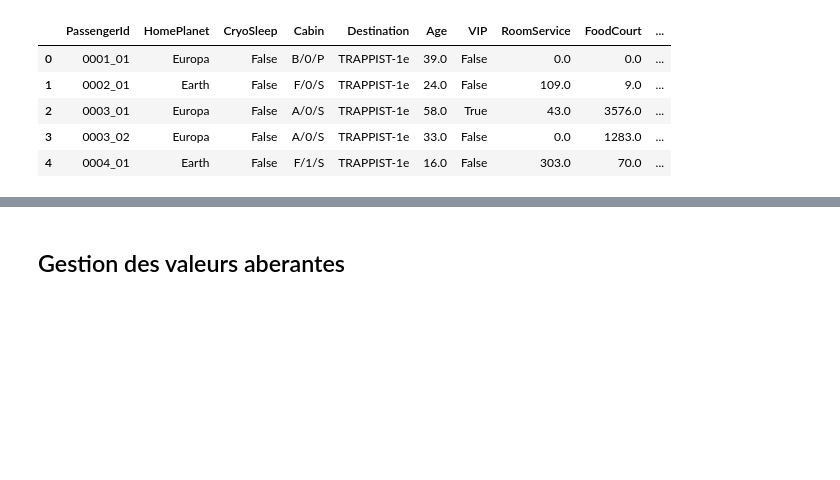
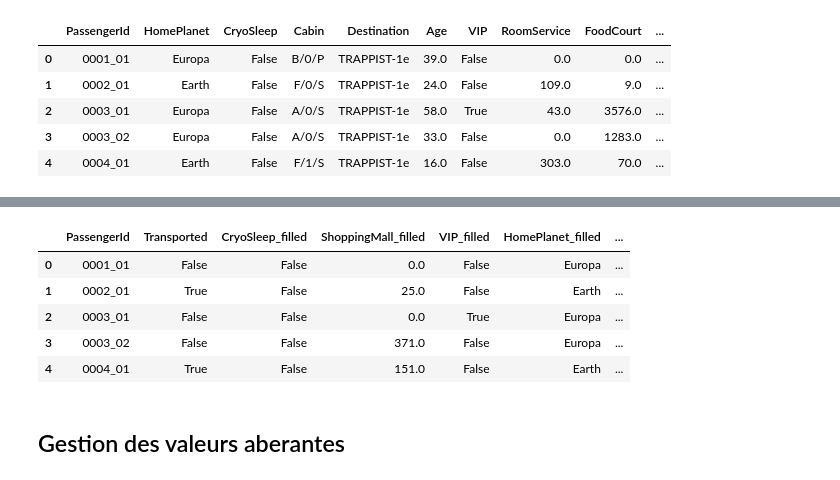
Before and after one commit to DiarafaSoukouna/project-kaggle, a Jupyter notebook: DiarafaSoukouna.ipynb, the cells around one changed output, grey strips where cells are left out. Drawn from its saved outputs; the diff is of its cells as text; code cells hidden in the pictures; blank space fills up the shorter version.

```diff
--- a/DiarafaSoukouna.ipynb
+++ b/DiarafaSoukouna.ipynb
@@ -76,0 +47,14 @@ dtype: int64
+# %%
+def missing_values_random(dataset):
+    df = dataset.copy()
+    null_values = df.isnull().sum().sort_values(ascending=False)
+    for col in null_values.index:
+        if null_values[col] != 0:
+            new_col = col + '_filled'
+            df[new_col] = df[col].copy()
+
+            random_sample = df[col].dropna().sample(df[col].isnull().sum(), random_state=0)
+            random_sample.index = df[df[col].isnull()].index
+
+            df.loc[df[col].isnull(), new_col] = random_sample
+    return df
@@ -175,3 +236,14 @@ KeyError: "['HomePlanet'] not found in axis"
+# %%
+###Suppression des colonnes non importantes pour nos données d'entraînement sur le dataset calculer avec le valeurs aleatoires
+resultat_random = resultat_random.drop(['HomePlanet', 'CryoSleep', 'Cabin', 'Destination', 'Age', 'VIP', 'RoomService', 'FoodCourt', 'ShoppingMall', 'Spa', 'VRDeck', 'Name_filled', 'Name'  ], axis=1)
+resultat_random.head()
+# %% [output]
+|  | PassengerId | Transported | CryoSleep_filled | ShoppingMall_filled | VIP_filled | HomePlanet_filled | ... |
+| 0 | 0001_01 | False | False | 0.0 | False | Europa | ... |
+| 1 | 0002_01 | True | False | 25.0 | False | Earth | ... |
+| 2 | 0003_01 | False | False | 0.0 | True | Europa | ... |
+| 3 | 0003_02 | False | False | 371.0 | False | Europa | ... |
+| 4 | 0004_01 | True | False | 151.0 | False | Earth | ... |
 # %% [markdown]
 ## Gestion des valeurs aberantes
 # %%
```
Also changed, not shown: parts of 28 cells of this notebook, 1 other file.
